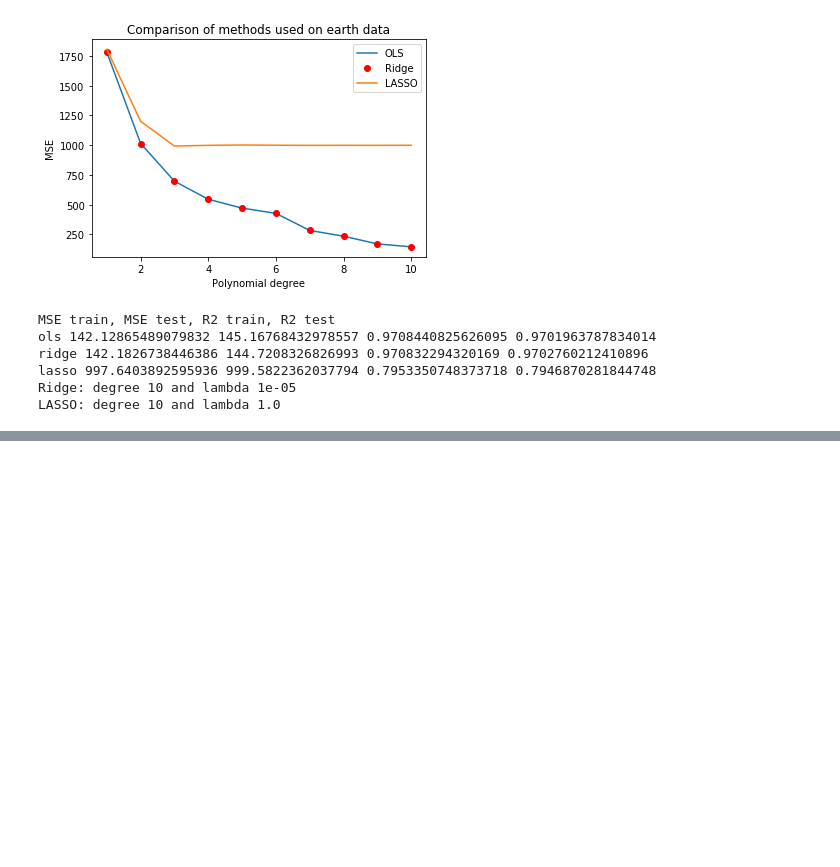
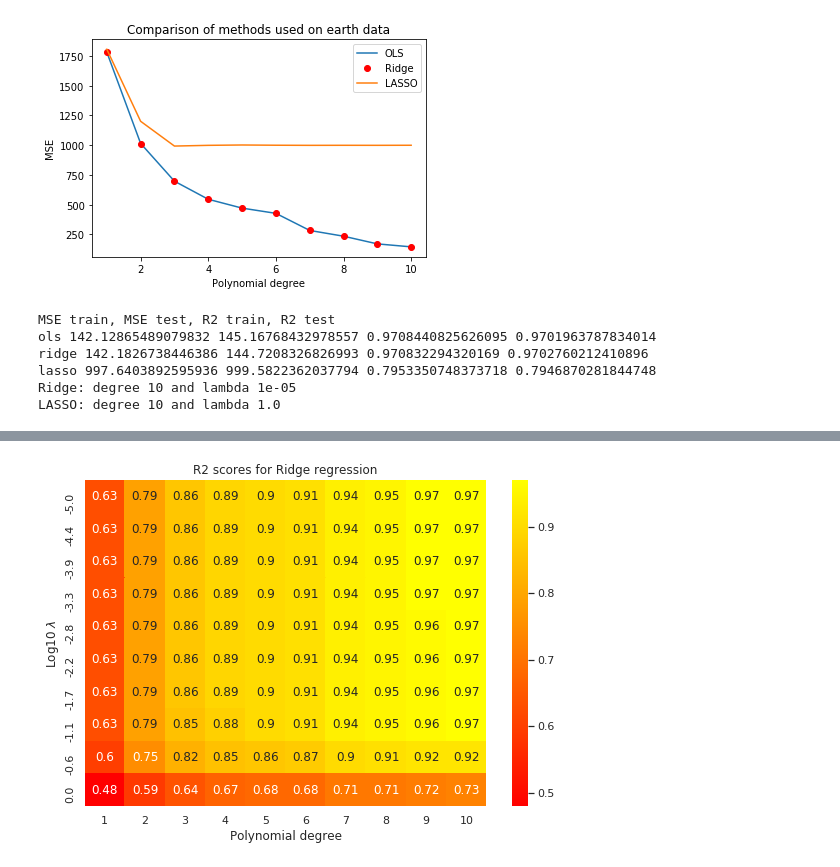
Before and after one commit to jkismul/MachineLearning, a Jupyter notebook: scr/code/project_1.ipynb, the cells around one changed output, grey strips where cells are left out. Drawn from its saved outputs; the diff is of its cells as text; code cells hidden in the pictures; blank space fills up the shorter version.

```diff
--- a/scr/code/project_1.ipynb
+++ b/scr/code/project_1.ipynb
@@ -1074,0 +1093,10 @@ LASSO: degree 10 and lambda 1.0
+# %%
+sns.set()
+f,ax = plt.subplots(figsize=(9,6))
+sns.heatmap(np.round(r2_values_terr_test_ridge[:,:],2),annot=True,cmap='autumn',xticklabels=mpd,yticklabels=np.round(np.log10(_lambdas_ridge[:]),1))
+ax.set_xlabel('Polynomial degree')
+ax.set_ylabel('Log10 $\lambda$')
+ax.set_title('R2 scores Ridge regression')
+plt.show()
+# %% [output]
+[figure, added]
```
Also changed, not shown: parts of 9 cells of this notebook.
